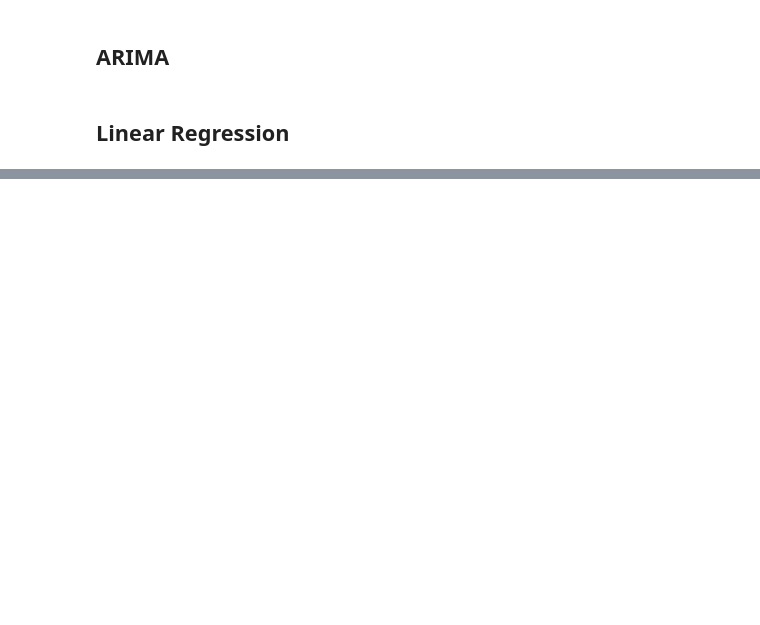
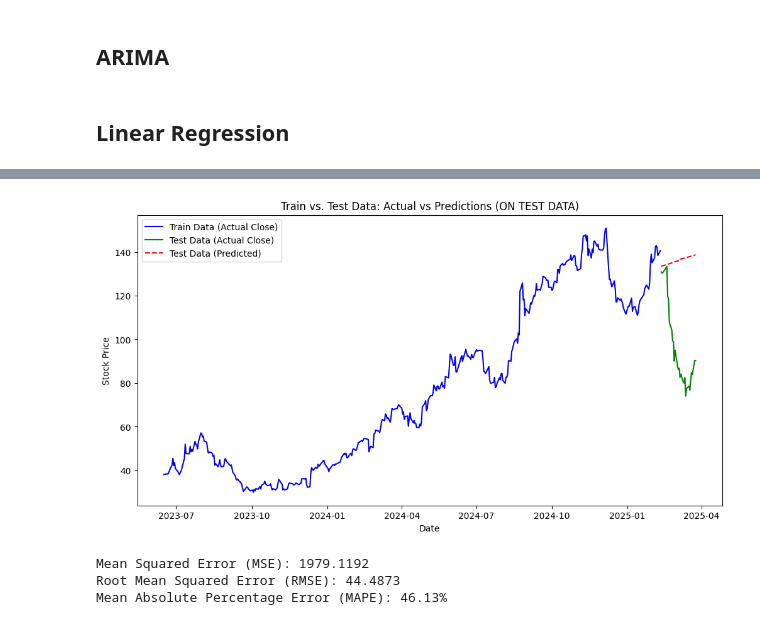
Before and after one commit to mfannin099/Stock_Analysis, a Jupyter notebook: predictions.ipynb, the cells around one changed output, grey strips where cells are left out. Drawn from its saved outputs; the diff is of its cells as text; code cells hidden in the pictures; blank space fills up the shorter version.

```diff
--- a/predictions.ipynb
+++ b/predictions.ipynb
@@ -414 +354,49 @@ train_df_lin_reg
+# %%
+from sklearn.linear_model import LinearRegression
+
+test_length = 30
+lag_value = days_of_trading_to_predict + 1
+
+lin_reg_df = df_to_model.copy()
+
+## Adding Time Features
+reference_date_train = lin_reg_df.index.min()
+time_diff = reference_date_train - lin_reg_df.index
+lin_reg_df['days_past'] = time_diff.days
+lin_reg_df['months_past'] = time_diff.days // 30  # Approximation of months
+lin_reg_df['years_past'] = time_diff.days // 365  # Approximation of years
+lin_reg_df[['days_past', 'months_past', 'years_past']] = lin_reg_df[['days_past', 'months_past', 'years_past']].apply(lambda x: x.abs())
+
+# Adding Lag Features
+lin_reg_df[f'lag_{lag_value}'] = lin_reg_df['Close'].shift(lag_value).fillna(0)
+
+## Creating train & test
+test_data = lin_reg_df.tail(test_length).copy()
+first_test_date = test_data.index[0] # To make train
+
+# Train Data
+train_data = lin_reg_df[lin_reg_df.index < first_test_date].copy()
+
+X_train = train_data[['days_past', 'months_past', 'years_past', 'lag_101']]
+y_train = train_data['Close']
+
+X_test = test_data[['days_past', 'months_past', 'years_past', 'lag_101']]
+y_test = test_data['Close']
+
+model = LinearRegression()
+model.fit(X_train, y_train)
+
+y_pred = model.predict(X_test)
+test_data['preds'] = y_pred
+
+# Plot results
+plot_train_test(train_data, test_data)
+
+# Display performance metrics
+display_metrics(test_data)
+# %% [output]
+[figure, added]
+Mean Squared Error (MSE): 1979.1192
+Root Mean Squared Error (RMSE): 44.4873
+Mean Absolute Percentage Error (MAPE): 46.13%
 # %%
```
Also changed, not shown: parts of 13 cells of this notebook.
